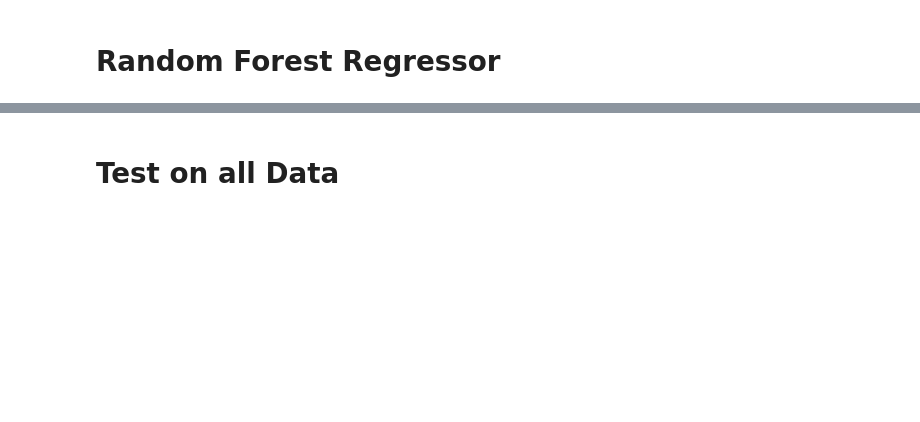
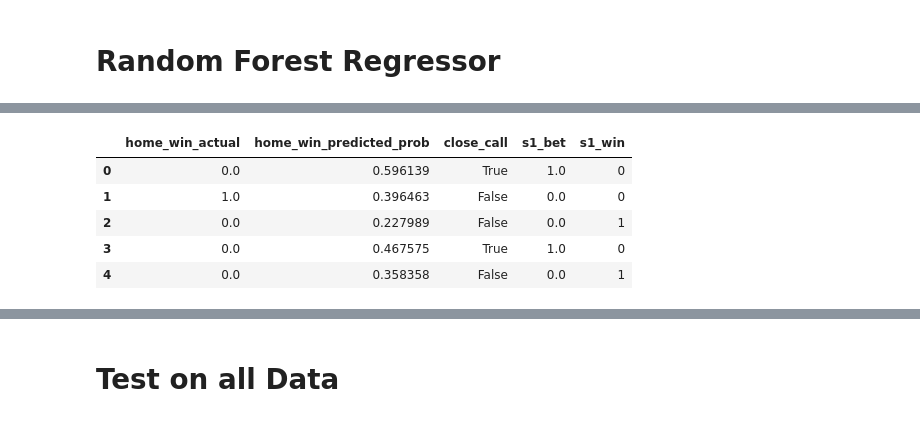
Before and after one commit to ortsed/mod5_project, a Jupyter notebook: NFL Modeling By Year.ipynb, the cells around one changed output, grey strips where cells are left out. Saved outputs shown, nothing was run; the diff lists cells and outputs as text; code cells hidden in the pictures; blank space fills up the shorter version.

```diff
--- a/NFL Modeling By Year.ipynb
+++ b/NFL Modeling By Year.ipynb
@@ -211,0 +260,9 @@ ys.head()
+# %%
+bets_df.head()
+# %% [output]
+|  | home_win_actual | home_win_predicted_prob | close_call | s1_bet | s1_win |
+| 0 | 0.0 | 0.596139 | True | 1.0 | 0 |
+| 1 | 1.0 | 0.396463 | False | 0.0 | 0 |
+| 2 | 0.0 | 0.227989 | False | 0.0 | 1 |
+| 3 | 0.0 | 0.467575 | True | 1.0 | 0 |
+| 4 | 0.0 | 0.358358 | False | 0.0 | 1 |
```
Also changed, not shown: parts of 47 cells of this notebook, 1 other file.
